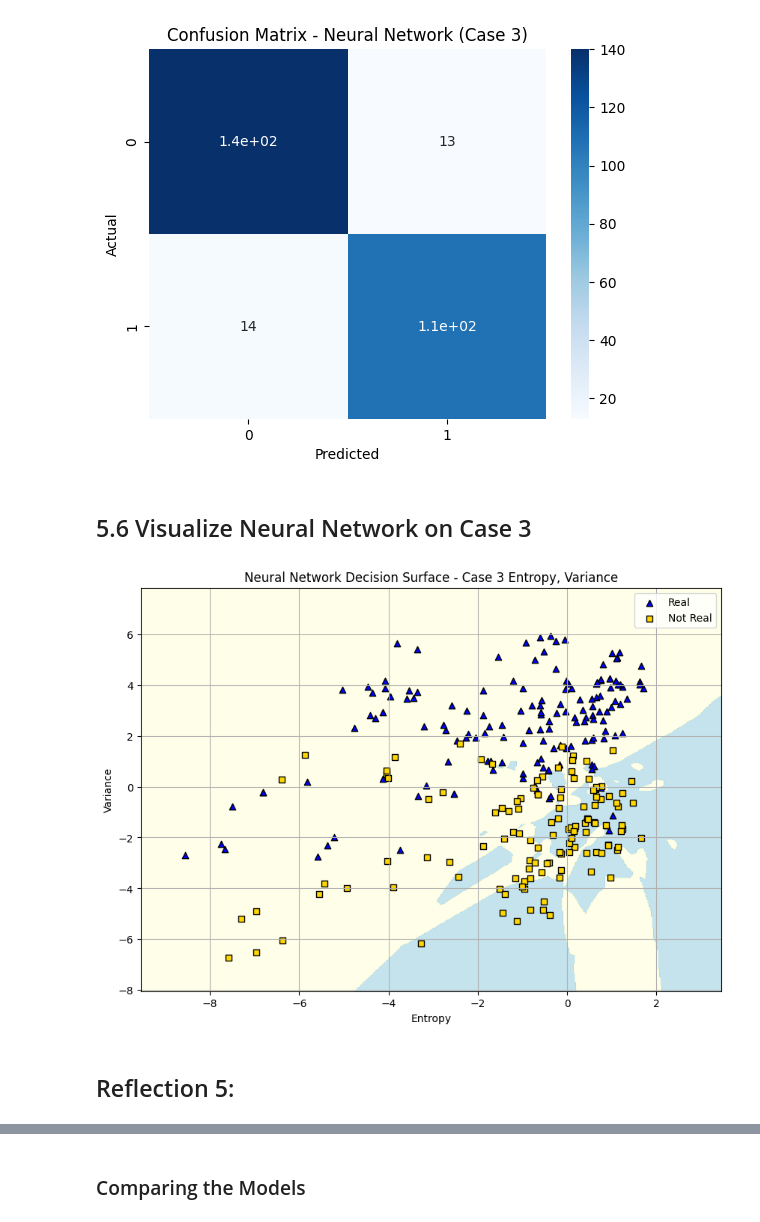
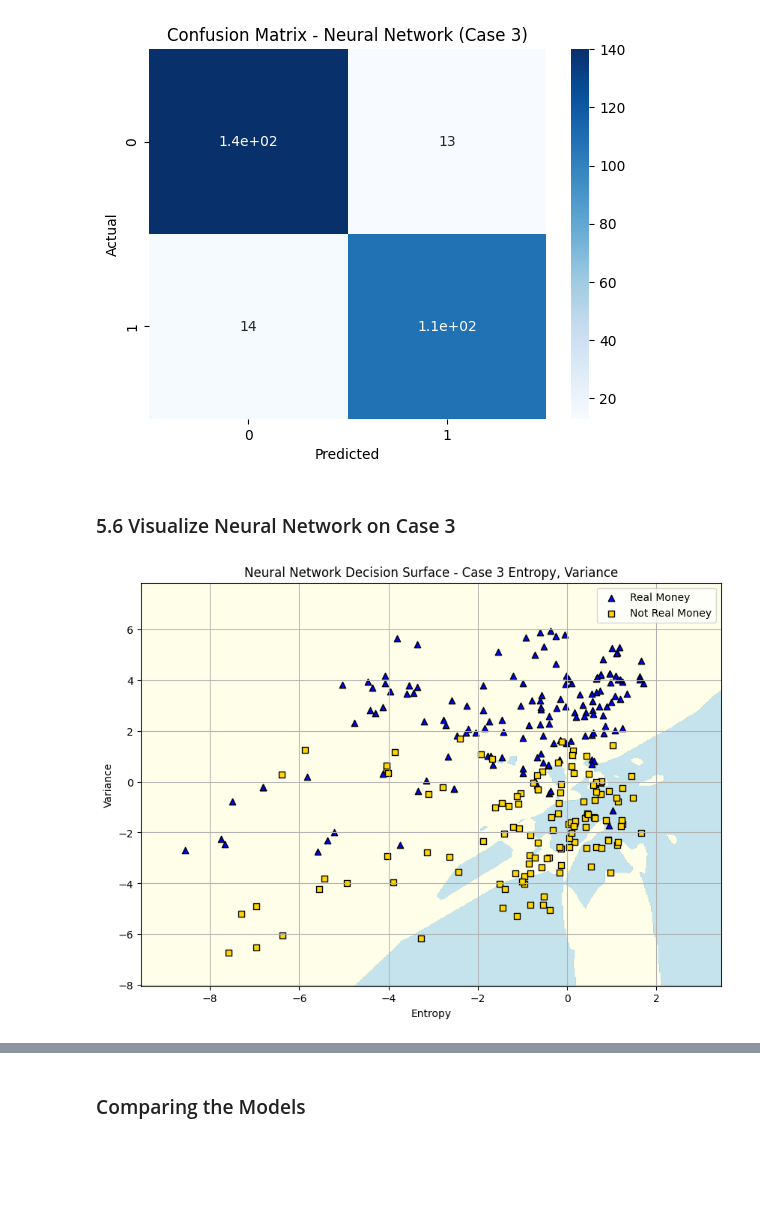
Before and after one commit to Mahesh1416/ml-midterm-Bashyal, a Jupyter notebook: midterm-mahesh.ipynb, the cells around one changed output, grey strips where cells are left out. Saved outputs shown, nothing was run; the diff lists cells and outputs as text; code cells hidden in the pictures; blank space fills up the shorter version.

```diff
--- a/midterm-mahesh.ipynb
+++ b/midterm-mahesh.ipynb
@@ -705,7 +709,7 @@ plt.show()
 # %% [output]
 [figure]
 # %% [markdown]
-## 5.6 Visualize Neural Network on Case 3
+### 5.6 Visualize Neural Network on Case 3
 # %%
 # Get the range of our two features - use padding to enhance appearance
 
@@ -732,31 +736,29 @@ Z = Z.reshape(xx.shape)
 # %%
 # Plot the decision surface (background) showing predicted survival zones
 
  # Blue for 0, yellow for 1 - change this up as you like
 plt.figure(figsize=(10, 7))
 cmap_background = ListedColormap(['lightblue', 'lightyellow'])
 
 plt.contourf(xx, yy, Z, cmap=cmap_background, alpha=0.7)# Overlay the actual test data points for visual comparison
 
 
 # Plot real money (0) as blue triangles
 plt.scatter(X3_test['entropy'][y3_test == 0],
             X3_test['variance'][y3_test == 0],
-            c='blue', marker='^', edgecolor='k', label='Real')
+            c='blue', marker='^', edgecolor='k', label='Real Money')
 
 # Plot not real money (1) as gold squares
 plt.scatter(X3_test['entropy'][y3_test == 1],
             X3_test['variance'][y3_test == 1],
-            c='gold', marker='s', edgecolor='k', label='Not Real')
+            c='gold', marker='s', edgecolor='k', label='Not Real Money')
 
 # Add axis labels, title, legend, and grid
 plt.xlabel('Entropy')
 plt.ylabel('Variance')
 plt.title('Neural Network Decision Surface - Case 3 Entropy, Variance')
 plt.legend()
 plt.grid(True)
 plt.show()
 # %% [output]
-[figure, old version]
+[figure, new version]
-# %% [markdown]
-## Reflection 5:
```
Also changed, not shown: parts of 19 cells of this notebook.
